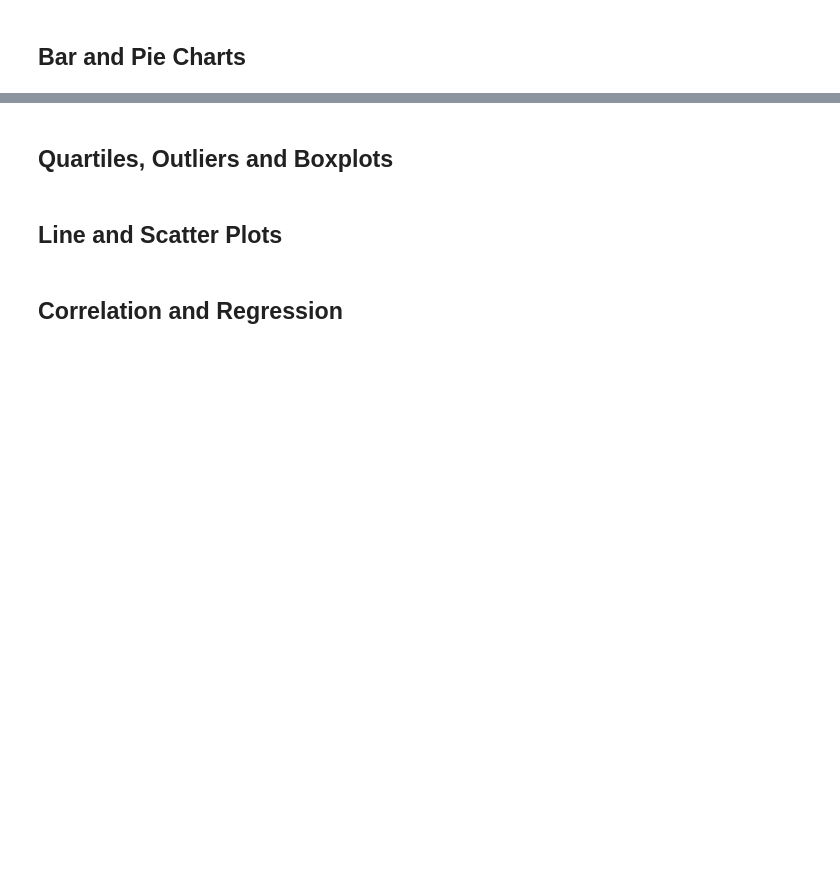
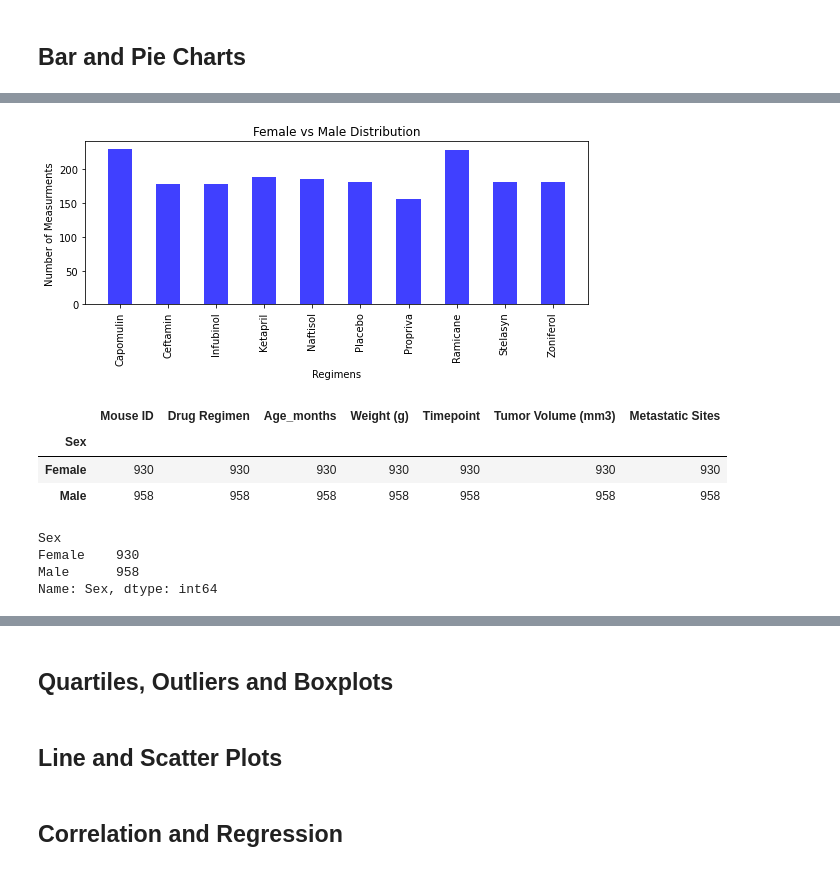
Before and after one commit to klharp/Matplotlib, a Jupyter notebook: pymaceuticals.ipynb, the cells around one changed output, grey strips where cells are left out. Cells and saved outputs as stored; diff of their text form; code cells hidden in the pictures; blank space fills up the shorter version.

```diff
--- a/pymaceuticals.ipynb
+++ b/pymaceuticals.ipynb
@@ -131,2 +144,37 @@ SyntaxError: invalid syntax (<ipython-input-13-9989c7bbf2e0>, line 4)
+# %%
+# Generate a bar plot showing the total number of measurements taken on each drug regimen using pyplot.
+# Can either create the variable for the x-axis by taking grouped_summary_df.index.tolist().
+# Or, just get the index of the grouped_summary_df (grouped_summary_df.index)
+x_axis = grouped_summary_df.index
+y_axis = total_count
+
+plt.figure(figsize=(9,3))
+
+plt.title("Female vs Male Distribution")
+plt.xlabel("Regimens")
+plt.ylabel("Number of Measurments")
+
+
+plt.bar(x_axis, y_axis, facecolor="blue", alpha=0.75, align="center", width=0.5)
+plt.xticks(x_axis, rotation="vertical")
+
+plt.show()
+# %% [output]
+[figure, added]
 # %%
 # Generate a pie plot showing the distribution of female versus male mice using pandas
+sex_data = merge_clean_df.groupby(["Sex"])
+sex_data.count()
+# %% [output]
+|  | Mouse ID | Drug Regimen | Age_months | Weight (g) | Timepoint | Tumor Volume (mm3) | Metastatic Sites |
+| Sex |  |  |  |  |  |  |  |
+| Female | 930 | 930 | 930 | 930 | 930 | 930 | 930 |
+| Male | 958 | 958 | 958 | 958 | 958 | 958 | 958 |
+# %%
+sex_count = sex_data["Sex"].count()
+sex_count
+# %% [output]
+Sex
+Female    930
+Male      958
+Name: Sex, dtype: int64
```
Also changed, not shown: parts of 8 cells of this notebook.
